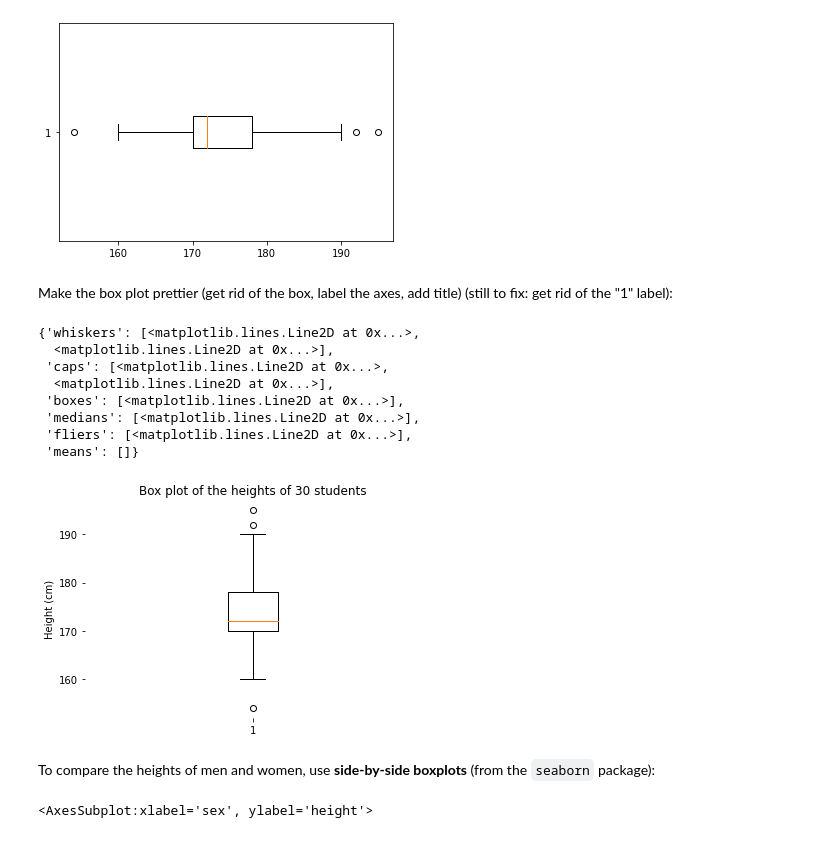
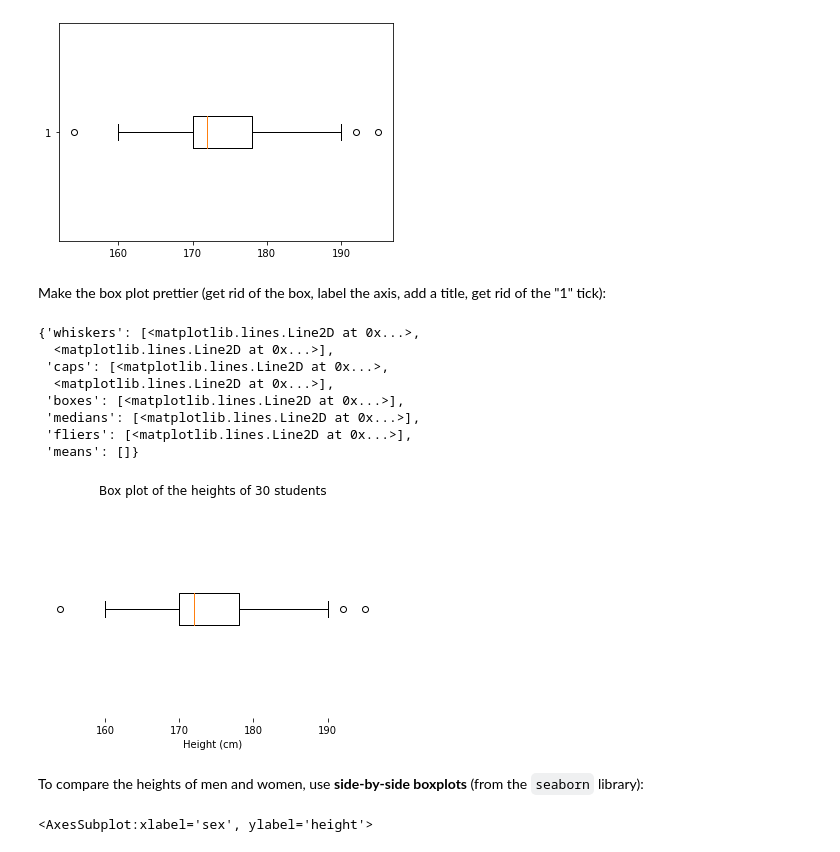
Before and after one commit to luc-hens/luc-hens.github.io, a Jupyter notebook: Statistics-I-using-Python.ipynb, the cells around one changed output. Saved outputs shown, nothing was run; the diff lists cells and outputs as text; code cells hidden in the pictures.

```diff
--- a/Statistics-I-using-Python.ipynb
+++ b/Statistics-I-using-Python.ipynb
@@ -495,26 +504,32 @@ plt.boxplot(df.height,vert=False)
  'means': []}
 [figure]
 # %% [markdown]
-Make the box plot prettier (get rid of the box, label the axes, add title) (still to fix: get rid of the "1" label):
+Make the box plot prettier (get rid of the box, label the axis, add a title, get rid of the "1" tick):
 # %%
 import matplotlib.pyplot as plt
 plt.box(False)             # get rid of the box
 plt.title("Box plot of the heights of 30 students") # add title
-plt.xlabel("")  # I want to get rid of the 1 on the x-axis
-plt.ylabel("Height (cm)")  # add label to y-axis
-plt.boxplot(df.height)
+plt.xlabel("Height (cm)")  # add label to x-axis
+plt.ylabel("")
+plt.tick_params(   # this block removes the "1" tick
+    axis='y',          # changes apply to the y-axis
+    which='both',      # both major and minor ticks are affected
+    left=False,        # ticks along the left edge are off    (for x axis use: bottom)
+    right=False,       # ticks along the right edge are off   (for x axis use: top   )
+    labelleft=False)   # labels along the left edge are off   (for x axis use: bottom)
+plt.boxplot(df.height,vert=False)
 # %% [output]
 {'whiskers': [<matplotlib.lines.Line2D at 0x...>,
   <matplotlib.lines.Line2D at 0x...>],
  'caps': [<matplotlib.lines.Line2D at 0x...>,
   <matplotlib.lines.Line2D at 0x...>],
  'boxes': [<matplotlib.lines.Line2D at 0x...>],
  'medians': [<matplotlib.lines.Line2D at 0x...>],
  'fliers': [<matplotlib.lines.Line2D at 0x...>],
  'means': []}
-[figure, old version]
+[figure, new version]
 # %% [markdown]
-To compare the heights of men and women, use **side-by-side boxplots** (from the `seaborn` package):
+To compare the heights of men and women, use **side-by-side boxplots** (from the `seaborn` library):
 # %%
 import seaborn as sns
 sns.boxplot(data=df,x="sex",y='height')
```
Also changed, not shown: parts of 21 cells of this notebook, 1 other file.
